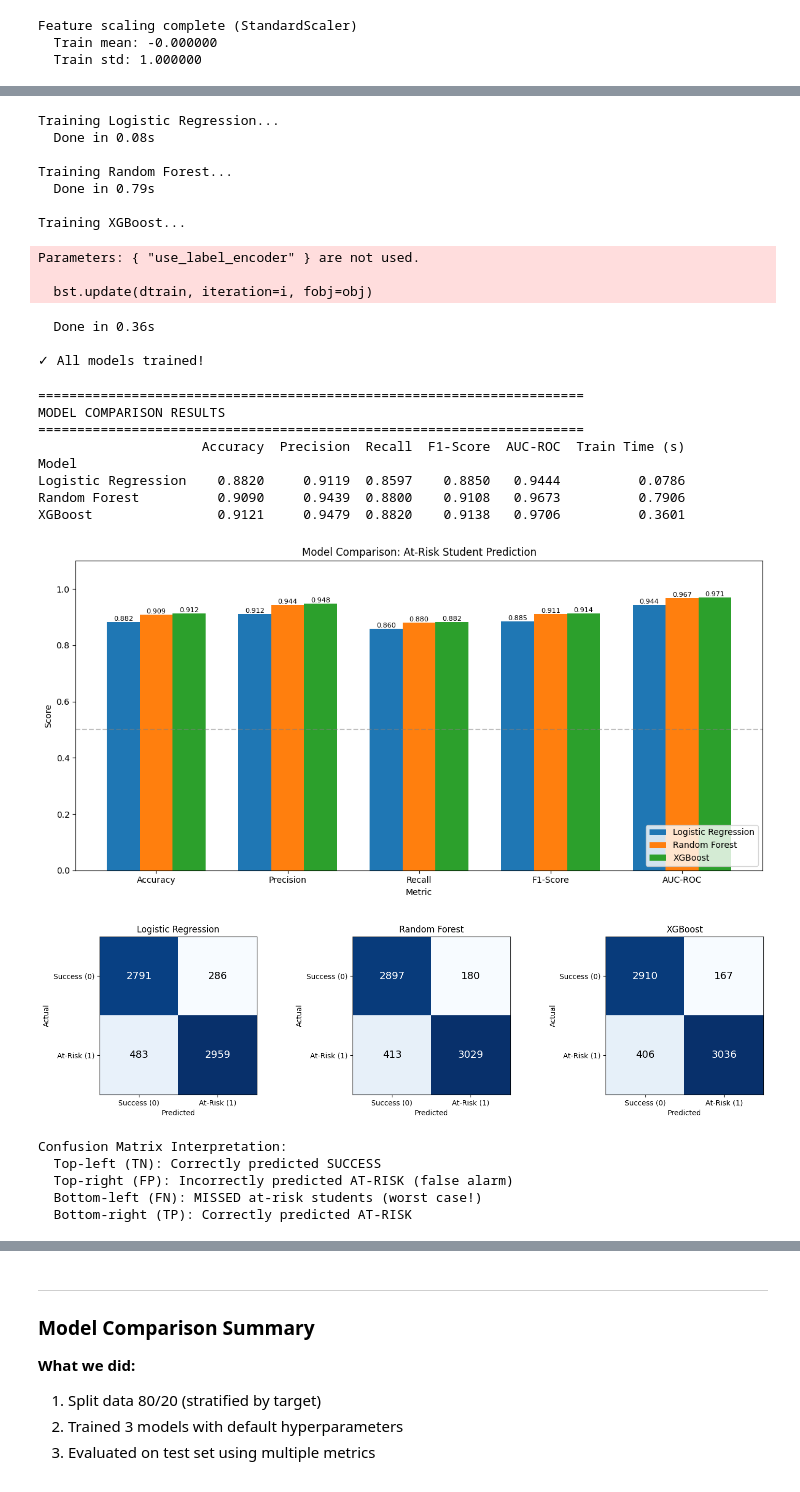
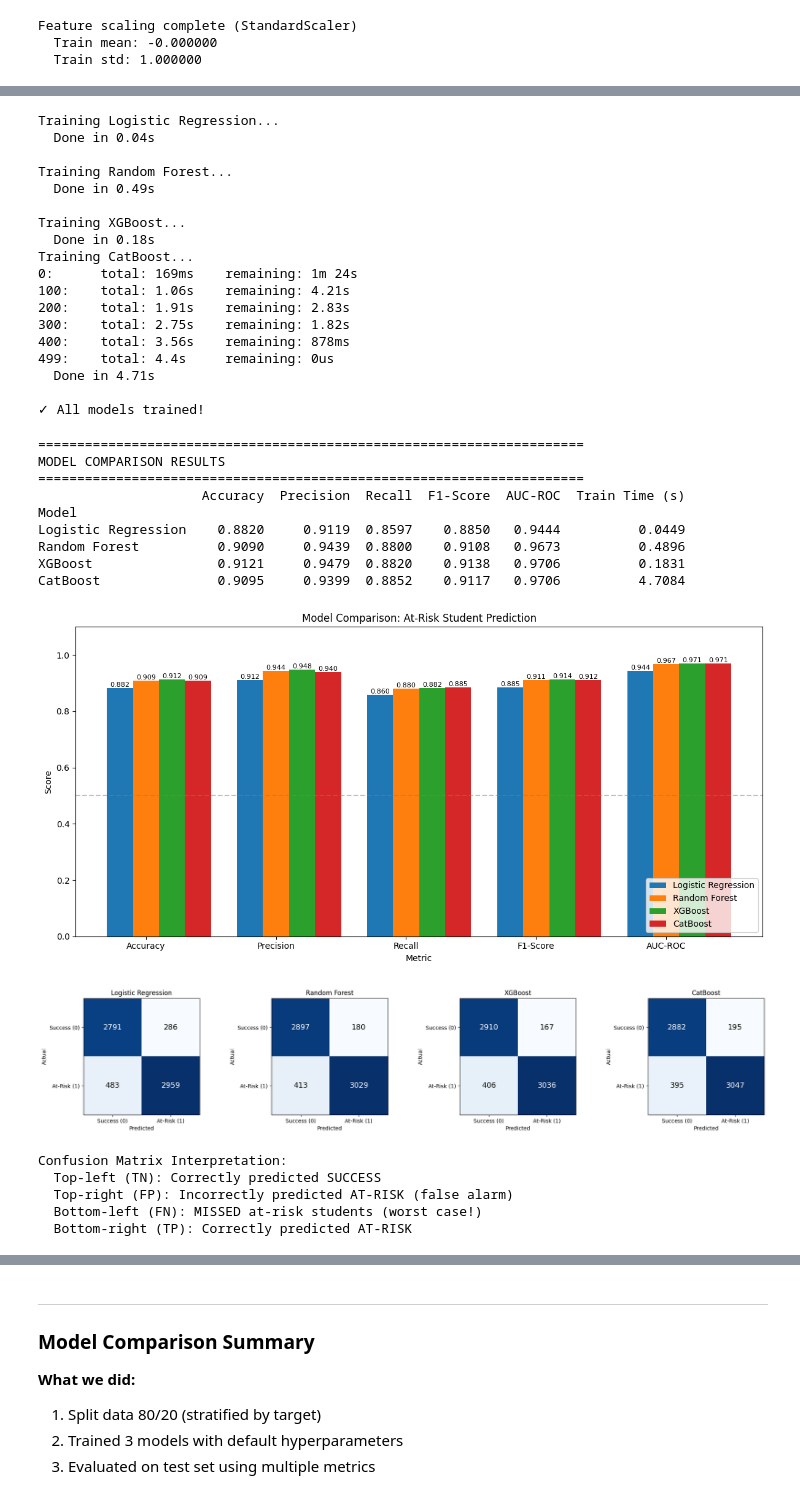
Before and after one commit to Odunzek/ai-student-success-recommendation, a Jupyter notebook: notebooks/notebook.ipynb, the cells around one changed output, grey strips where cells are left out. Cells and saved outputs as stored; diff of their text form; code cells hidden in the pictures.

Commit message:
Tune CatBoost model

```diff
--- a/notebooks/notebook.ipynb
+++ b/notebooks/notebook.ipynb
@@ -1628,6 +1646,7 @@ print("Dummy Accuracy:", accuracy_score(y_test, y_pred))
 
 from sklearn.linear_model import LogisticRegression
 from sklearn.ensemble import RandomForestClassifier
+from catboost import CatBoostClassifier, Pool
 from xgboost import XGBClassifier
 import time
 
@@ -1669,21 +1688,47 @@ training_times['XGBoost'] = time.time() - start
 models['XGBoost'] = xgb_model
 print(f"  Done in {training_times['XGBoost']:.2f}s")
 
+# --- Model 4: CatBoost (Categorical Boosting) ---
+print("Training CatBoost...")
+start = time.time()
+cat_model = CatBoostClassifier(
+    loss_function="Logloss",
+    eval_metric="AUC",
+    depth=6,
+    learning_rate=0.1,
+    iterations=500,
+    random_seed=42,
+    verbose=100,
+)
+cat_model.fit(X_train, y_train)
+
+# Predictions
+y_pred_cat = cat_model.predict(X_test)
+
+training_times['CatBoost'] = time.time() - start
+models['CatBoost'] = cat_model
+print(f"  Done in {training_times['CatBoost']:.2f}s")
+
 print("\n✓ All models trained!")
 # %% [output]
 Training Logistic Regression...
-  Done in 0.08s
+  Done in 0.04s
 
 Training Random Forest...
-  Done in 0.79s
+  Done in 0.49s
 
 Training XGBoost...
+  Done in 0.18s
+Training CatBoost...
+0:      total: 169ms    remaining: 1m 24s
+100:    total: 1.06s    remaining: 4.21s
+200:    total: 1.91s    remaining: 2.83s
+300:    total: 2.75s    remaining: 1.82s
+400:    total: 3.56s    remaining: 878ms
+499:    total: 4.4s     remaining: 0us
+  Done in 4.71s
+
+✓ All models trained!
-Parameters: { "use_label_encoder" } are not used.
-
-  bst.update(dtrain, iteration=i, fobj=obj)
-  Done in 0.36s
-
-✓ All models trained!
 # %%
 # =============================================================================
 # STEP 4: Evaluate all models
@@ -1731,9 +1776,10 @@ MODEL COMPARISON RESULTS
 ======================================================================
                      Accuracy  Precision  Recall  F1-Score  AUC-ROC  Train Time (s)
 Model
-Logistic Regression    0.8820     0.9119  0.8597    0.8850   0.9444          0.0786
-Random Forest          0.9090     0.9439  0.8800    0.9108   0.9673          0.7906
-XGBoost                0.9121     0.9479  0.8820    0.9138   0.9706          0.3601
+Logistic Regression    0.8820     0.9119  0.8597    0.8850   0.9444          0.0449
+Random Forest          0.9090     0.9439  0.8800    0.9108   0.9673          0.4896
+XGBoost                0.9121     0.9479  0.8820    0.9138   0.9706          0.1831
+CatBoost               0.9095     0.9399  0.8852    0.9117   0.9706          4.7084
 # %%
 # =============================================================================
 # STEP 5: Visualize model comparison
@@ -1749,7 +1795,7 @@ model_names = results_df.index.tolist()
 fig, ax = plt.subplots(figsize=(12, 6))
 
 x = np.arange(len(metrics))
-width = 0.25
+width = 0.20
 
 for i, model in enumerate(model_names):
     values = results_df.loc[model, metrics].values
@@ -1773,51 +1819,56 @@ ax.axhline(y=0.5, color='gray', linestyle='--', alpha=0.5, label='Random baselin
 plt.tight_layout()
 plt.show()
 # %% [output]
-[figure, old version]
+[figure, new version]
 # %%
 # =============================================================================
 # STEP 6: Confusion matrices for all models
 # =============================================================================
 
-fig, axes = plt.subplots(1, 3, figsize=(15, 4))
+all_models = list(models.items())
 
-for idx, (name, model) in enumerate(models.items()):
+fig, axes = plt.subplots(1, len(all_models), figsize=(5 * len(all_models), 4))
+if len(all_models) == 1:
+    axes = [axes]
+
+for idx, (name, model) in enumerate(all_models):
     # Get predictions
     if name == 'Logistic Regression':
         y_pred = model.predict(X_test_scaled)
     else:
         y_pred = model.predict(X_test)
+        y_pred = np.asarray(y_pred).flatten().astype(int)
 
     # Confusion matrix
     cm = confusion_matrix(y_test, y_pred)
 
     # Plot
     im = axes[idx].imshow(cm, cmap='Blues')
     axes[idx].set_title(f'{name}')
     axes[idx].set_xlabel('Predicted')
     axes[idx].set_ylabel('Actual')
     axes[idx].set_xticks([0, 1])
     axes[idx].set_yticks([0, 1])
     axes[idx].set_xticklabels(['Success (0)', 'At-Risk (1)'])
     axes[idx].set_yticklabels(['Success (0)', 'At-Risk (1)'])
 
     # Add text annotations
     for i in range(2):
         for j in range(2):
             color = 'white' if cm[i, j] > cm.max()/2 else 'black'
             axes[idx].text(j, i, str(cm[i, j]), ha='center', va='center', color=color, fontsize=14)
 
 plt.tight_layout()
 plt.show()
 
 # Print interpretation
 print("\nConfusion Matrix Interpretation:")
 print("  Top-left (TN): Correctly predicted SUCCESS")
 print("  Top-right (FP): Incorrectly predicted AT-RISK (false alarm)")
 print("  Bottom-left (FN): MISSED at-risk students (worst case!)")
 print("  Bottom-right (TP): Correctly predicted AT-RISK")
 # %% [output]
-[figure, old version]
+[figure, new version]
 Confusion Matrix Interpretation:
   Top-left (TN): Correctly predicted SUCCESS
   Top-right (FP): Incorrectly predicted AT-RISK (false alarm)
```
Also changed, not shown: parts of 24 cells of this notebook, 7 other files.
